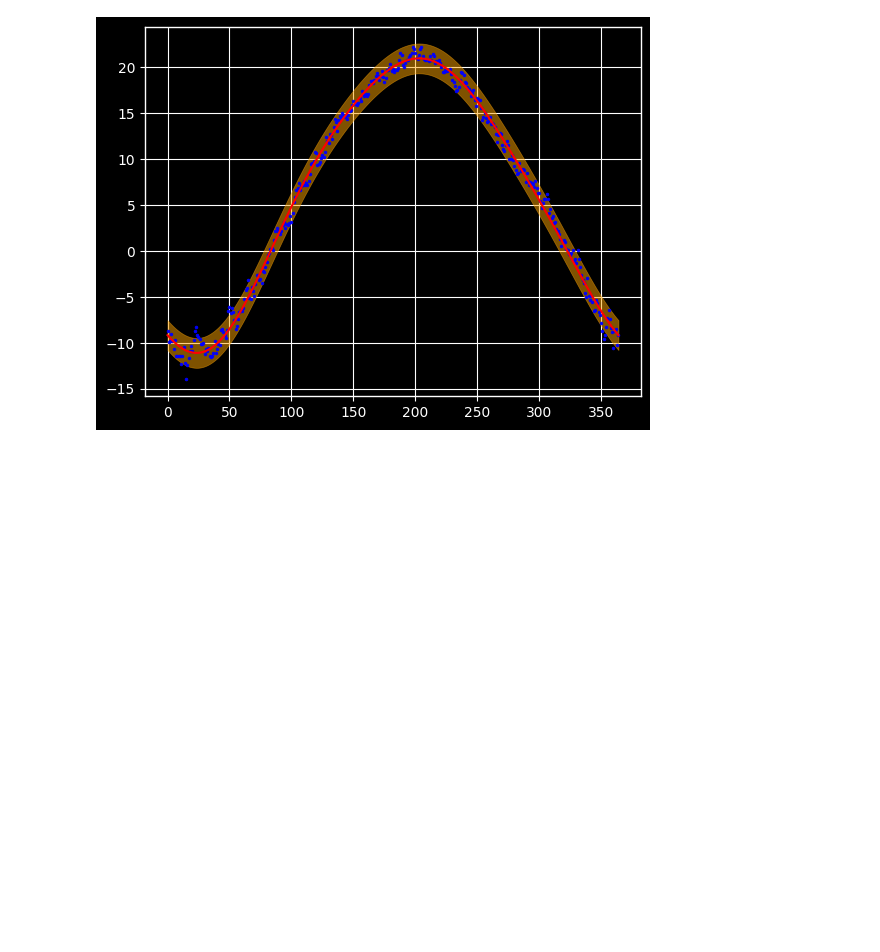
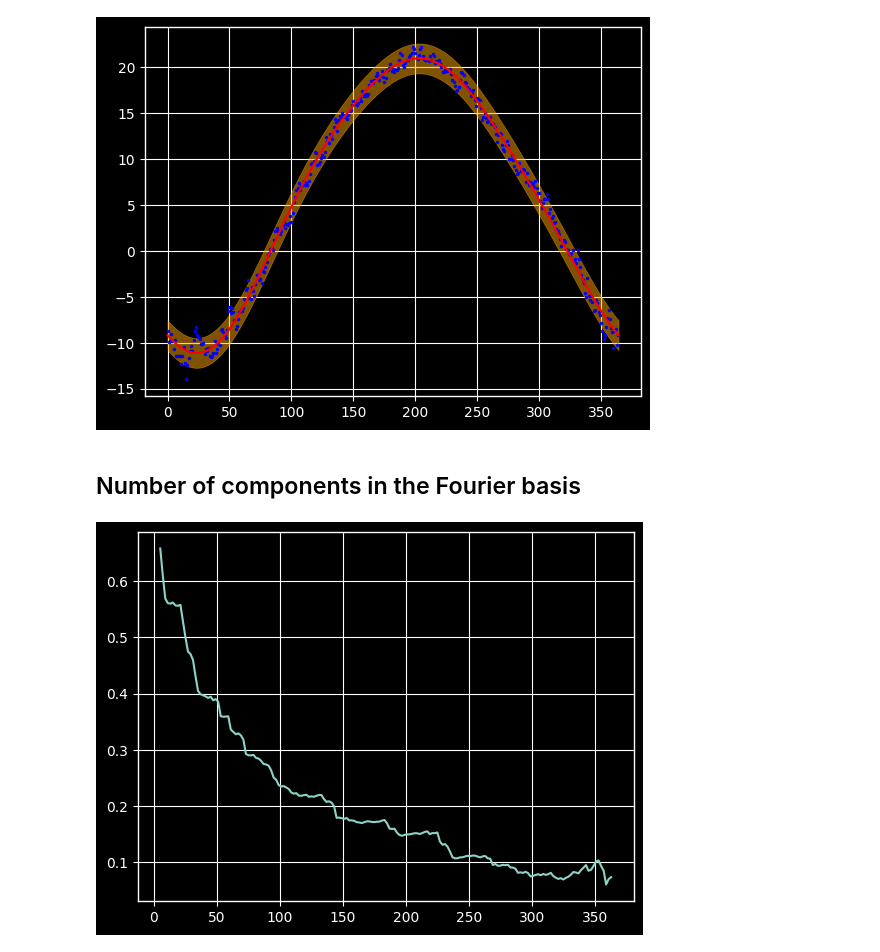
Before and after one commit to Emmanuel-mg/FDA_project, a Jupyter notebook: project.ipynb, the cells around one changed output. Drawn from its saved outputs; the diff is of its cells as text; code cells hidden in the pictures; blank space fills up the shorter version.

Commit message:
Loss as a function of basis components

```diff
--- a/project.ipynb
+++ b/project.ipynb
@@ -137,3 +137,15 @@ plt.scatter(day, montreal, s=4, c='b')
 plt.show()
 # %% [output]
 [figure]
+# %% [markdown]
+## Number of components in the Fourier basis
+# %%
+comp = np.arange(5, 364, 2).astype(int)
+err = np.zeros(len(comp))
+for i, k in enumerate(comp):
+    pred = ols_fit(day, montreal, base_type='fourier', n = k)
+    err[i] = np.sum((pred - montreal) ** 2) / (365 - k)
+plt.plot(comp, err)
+plt.show()
+# %% [output]
+[figure, added]
```
